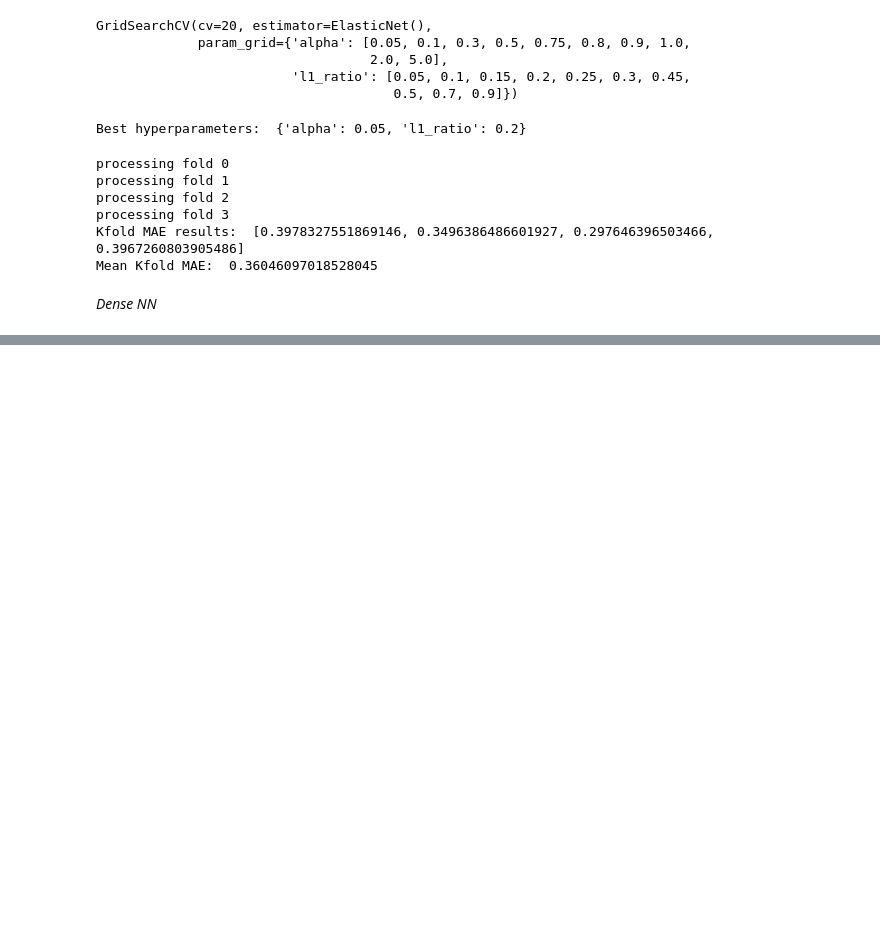
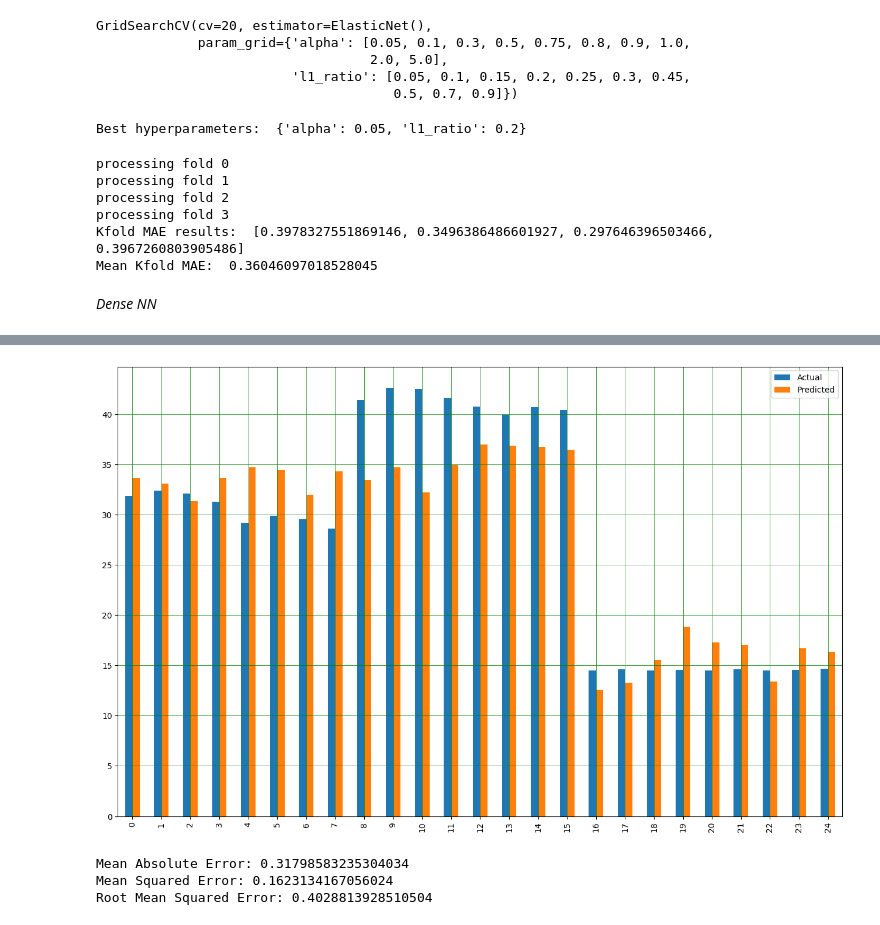
Before and after one commit to thestianchris/ML-HeatingLoad, a Jupyter notebook: coursework.ipynb, the cells around one changed output, grey strips where cells are left out. Cells and saved outputs as stored; diff of their text form; code cells hidden in the pictures; blank space fills up the shorter version.

```diff
--- a/coursework.ipynb
+++ b/coursework.ipynb
@@ -317,6 +303,6 @@ param_grid = {
 #Create scoring function
 scorer = make_scorer(mean_absolute_error, greater_is_better=False)
 # %%
-grid_search = GridSearchCV(estimator=model, param_grid=param_grid, cv=KFold(n_splits=3), scoring=scorer, verbose=1)
+grid_search = GridSearchCV(estimator=model, param_grid=param_grid, cv=KFold(n_splits=4), scoring=scorer, verbose=1)
 grid_search.fit(x_train, y_train)
 # %% [output]
@@ -344,10 +330,11 @@ Best mean absolute error: 0.3316291653986305
 # %%
-#Function to make new model from best hyperparams
+#Function to find best model hyperparams
 def best_model():
     model = keras.models.Sequential([
-        layers.Dense(16, activation='tanh', input_shape=(x_train.shape[1],), kernel_regularizer=keras.regularizers.l2(0.01)),
+        layers.Dense(8, activation='tanh', input_shape=(x_train.shape[1],), kernel_regularizer=keras.regularizers.l2(0.01)),
+        layers.Dense(8, activation='tanh', input_shape=(x_train.shape[1],), kernel_regularizer=keras.regularizers.l2(0.01)),
         layers.Dense(1)
     ])
-    optimizer = keras.optimizers.RMSprop(learning_rate=0.05, momentum=0.1)
+    optimizer = keras.optimizers.RMSprop(learning_rate=0.02, momentum=0.01)
     model.compile(loss='mean_squared_error', optimizer=optimizer, metrics=['mae'])
     return model
@@ -442,0 +432,8 @@ Real:  [42.62] Predicted: [35.561836]
+# %%
+#Get model predictions
+y_pred_nn = nn_model.predict(x_test)
+y_pred_nn_inverse = scaler.inverse_transform(y_pred_nn)
+
+
+nn_results = pd.DataFrame({'Actual': y_test_inverse.flatten(), 'Predicted': y_pred_nn_inverse.flatten()})
+print(nn_results)
@@ -442,0 +456,17 @@ Real:  [42.62] Predicted: [35.561836]
+# %%
+#Plot results
+plot_nn_results = nn_results.head(25)
+plot_nn_results.plot(kind='bar',figsize=(16,10))
+plt.grid(which='major', linestyle='-', linewidth='0.5', color='green')
+plt.grid(which='minor', linestyle=':', linewidth='0.5', color='black')
+plt.show()
+# %% [output]
+[figure, added]
+# %%
+print('Mean Absolute Error:', metrics.mean_absolute_error(y_test, y_pred_nn))
+print('Mean Squared Error:', metrics.mean_squared_error(y_test, y_pred_nn))
+print('Root Mean Squared Error:', np.sqrt(metrics.mean_squared_error(y_test, y_pred_nn)))
+# %% [output]
+Mean Absolute Error: 0.31798583235304034
+Mean Squared Error: 0.1623134167056024
+Root Mean Squared Error: 0.4028813928510504
```
Also changed, not shown: parts of 23 cells of this notebook.
